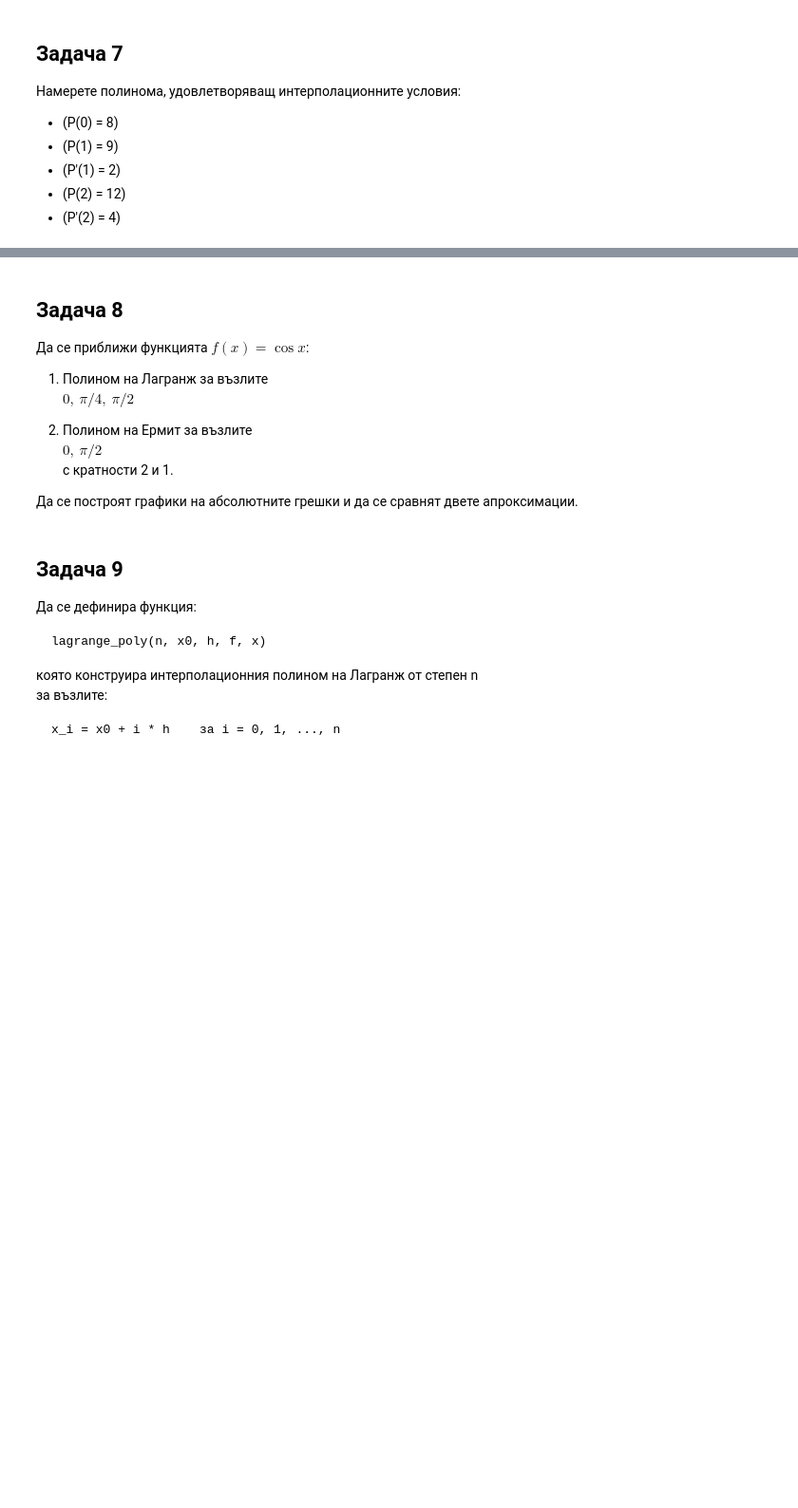
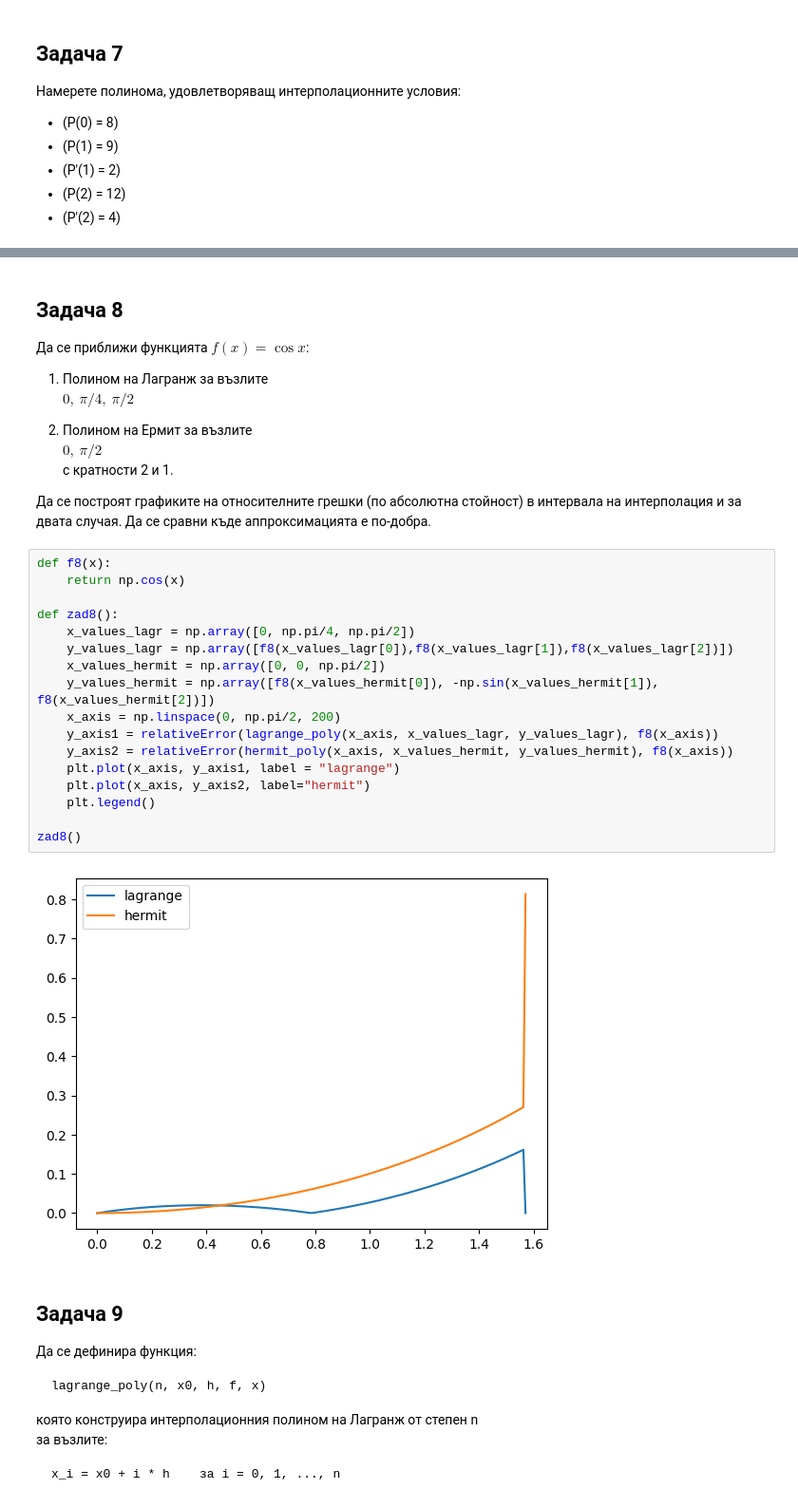
Before and after one commit to tmkayy/FMI, a Jupyter notebook: Numerical Analysis/practice/k1practice.ipynb, the cells around one changed output, grey strips where cells are left out. Shown: that part at 95% size. Drawn from its saved outputs; the diff is of its cells as text; blank space fills up the shorter version.

```diff
--- a/Numerical Analysis/practice/k1practice.ipynb
+++ b/Numerical Analysis/practice/k1practice.ipynb
@@ -237,7 +273,26 @@ zad6()
    $0,\ \pi/2$
    с кратности 2 и 1.
 
-Да се построят графики на абсолютните грешки и да се сравнят двете апроксимации.
+Да се построят графиките на относителните грешки (по абсолютна стойност) в интервала на интерполация и за двата случая. Да се сравни къде аппроксимацията е по-добра.
+# %%
+def f8(x):
+    return np.cos(x)
+
+def zad8():
+    x_values_lagr = np.array([0, np.pi/4, np.pi/2])
+    y_values_lagr = np.array([f8(x_values_lagr[0]),f8(x_values_lagr[1]),f8(x_values_lagr[2])])
+    x_values_hermit = np.array([0, 0, np.pi/2])
+    y_values_hermit = np.array([f8(x_values_hermit[0]), -np.sin(x_values_hermit[1]), f8(x_values_hermit[2])])
+    x_axis = np.linspace(0, np.pi/2, 200)
+    y_axis1 = relativeError(lagrange_poly(x_axis, x_values_lagr, y_values_lagr), f8(x_axis))
+    y_axis2 = relativeError(hermit_poly(x_axis, x_values_hermit, y_values_hermit), f8(x_axis))
+    plt.plot(x_axis, y_axis1, label = "lagrange")
+    plt.plot(x_axis, y_axis2, label="hermit")
+    plt.legend()
+
+zad8()
+# %% [output]
+[figure, added]
 # %% [markdown]
 ## Задача 9
 
```
Also changed, not shown: parts of 8 cells of this notebook.
